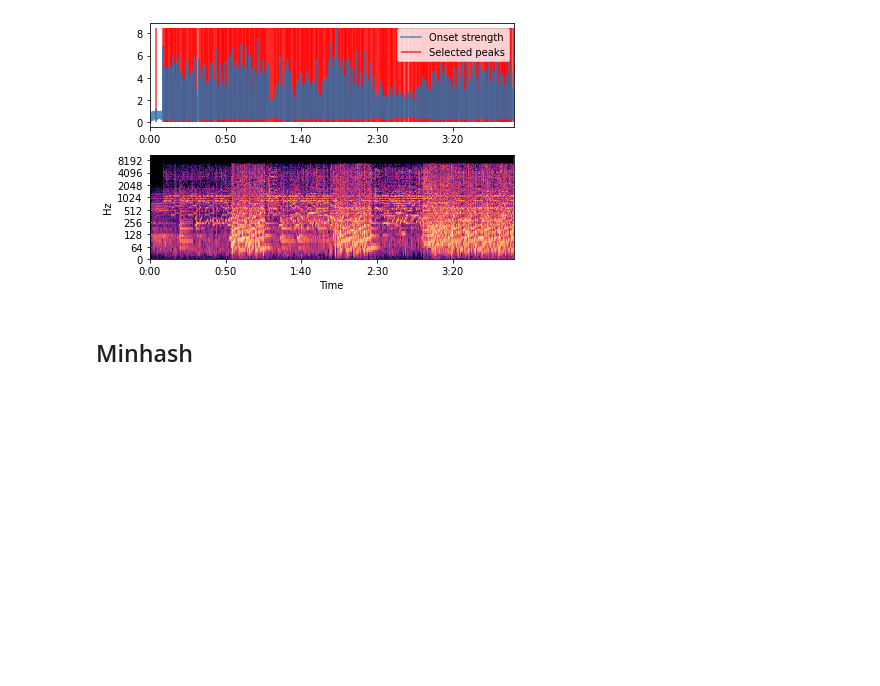
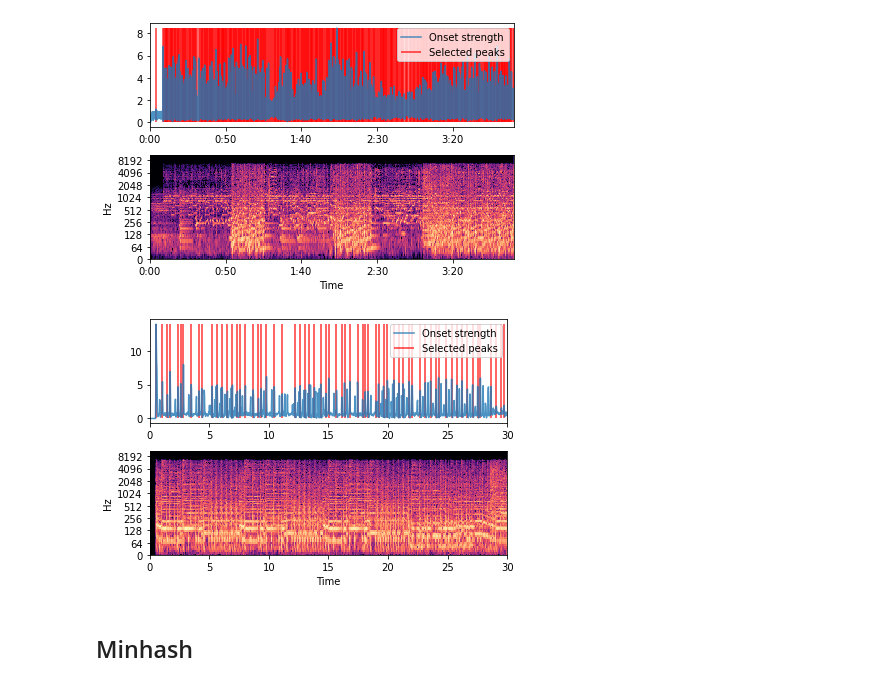
Before and after one commit to Requiem98/ADM-HW4, a Jupyter notebook: AudioSignals.ipynb, the cells around one changed output. Cells and saved outputs as stored; diff of their text form; code cells hidden in the pictures; blank space fills up the shorter version.

```diff
--- a/AudioSignals.ipynb
+++ b/AudioSignals.ipynb
@@ -82,8 +82,8 @@ def load_audio_picks(audio, duration, hop_size):
 # %%
 N_TRACKS = 1413
 HOP_SIZE = 512
-DURATION = 240 # TODO: to be tuned!
-THRESHOLD = 30 # TODO: to be tuned!
+DURATION = 30 # TODO: to be tuned!
+THRESHOLD = 5 # TODO: to be tuned!
 # %%
 data_folder = Path("./data/mp3s-32k/")
 mp3_tracks = data_folder.glob("*/*/*.mp3")
@@ -106,3 +106,9 @@ for idx, audio in enumerate(tracks):
     plot_spectrogram_and_picks(track, sr, peaks, onset_env)
 # %% [output]
 [figure]
+# %%
+audio = "./data/mp3s-32k/aerosmith/Aerosmith/01-Make_It.mp3"
+track, sr, onset_env, peaks = load_audio_picks(audio, DURATION, HOP_SIZE)
+plot_spectrogram_and_picks(track, sr, peaks, onset_env)
+# %% [output]
+[figure, added]
```
Also changed, not shown: parts of 3 cells of this notebook, 1 other file.
